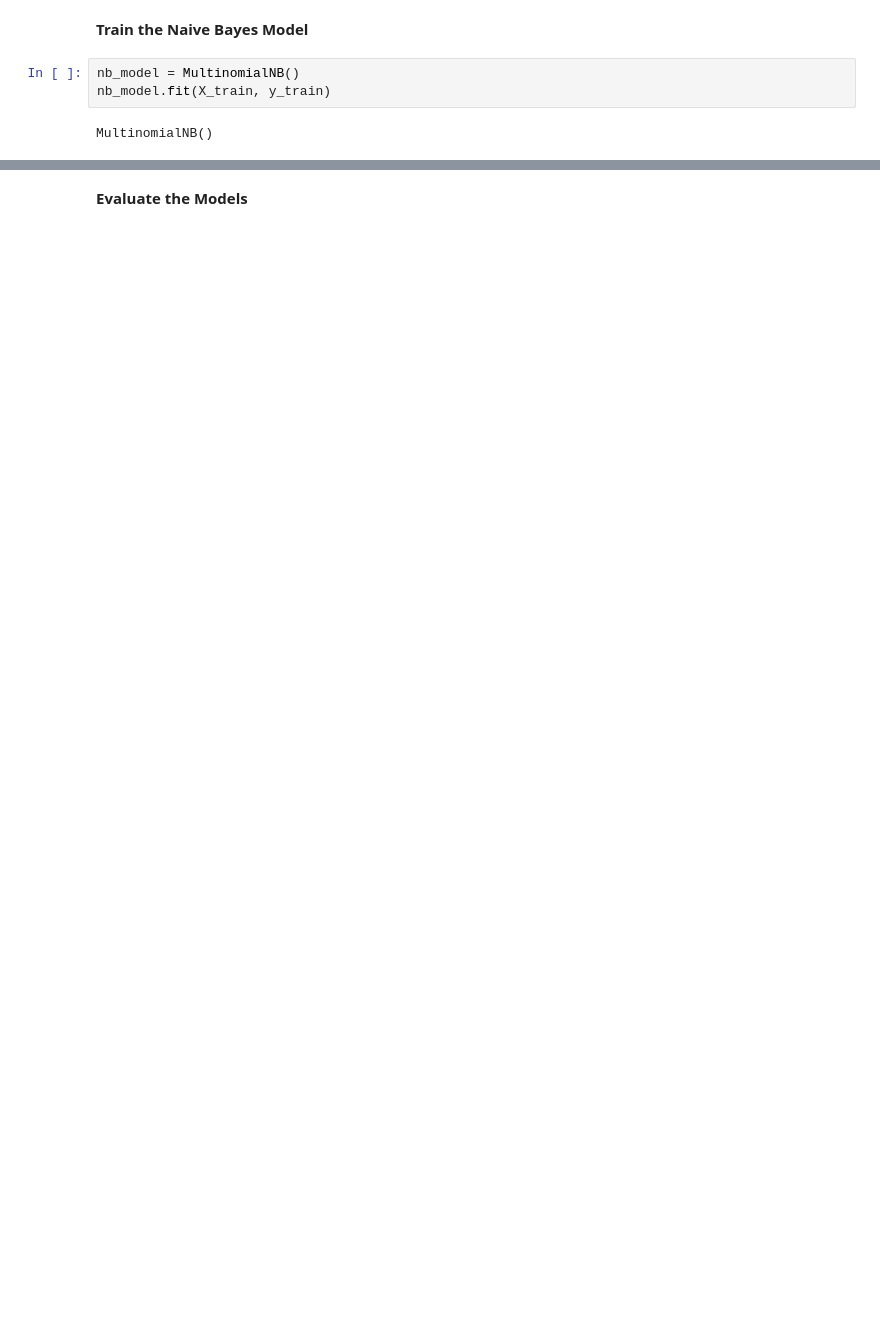
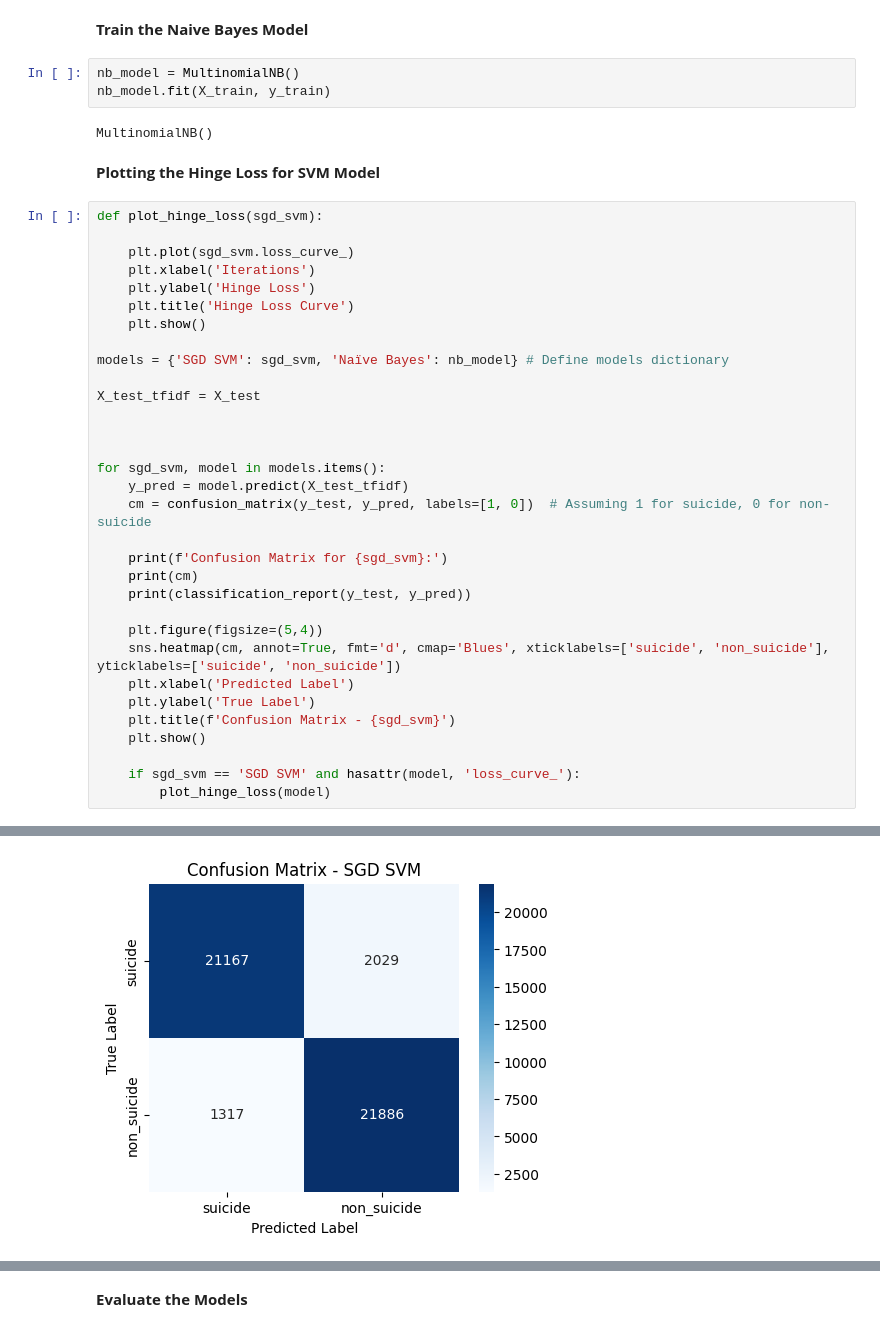
Before and after one commit to Kuol287/Kuol287, a Jupyter notebook: SUICIDE_DETECTION.ipynb, the cells around one changed output, grey strips where cells are left out. Saved outputs shown, nothing was run; the diff lists cells and outputs as text; blank space fills up the shorter version.

```diff
--- a/SUICIDE_DETECTION.ipynb
+++ b/SUICIDE_DETECTION.ipynb
@@ -169,3 +170,38 @@ nb_model = MultinomialNB()
 nb_model.fit(X_train, y_train)
 # %% [output]
 MultinomialNB()
+# %% [markdown]
+**Plotting the Hinge Loss for SVM Model**
+# %%
+def plot_hinge_loss(sgd_svm):
+
+    plt.plot(sgd_svm.loss_curve_)
+    plt.xlabel('Iterations')
+    plt.ylabel('Hinge Loss')
+    plt.title('Hinge Loss Curve')
+    plt.show()
+
+models = {'SGD SVM': sgd_svm, 'Naïve Bayes': nb_model} # Define models dictionary
+
+X_test_tfidf = X_test
+
+
+
+for sgd_svm, model in models.items():
+    y_pred = model.predict(X_test_tfidf)
+    cm = confusion_matrix(y_test, y_pred, labels=[1, 0])  # Assuming 1 for suicide, 0 for non-suicide
+
+    print(f'Confusion Matrix for {sgd_svm}:')
+    print(cm)
+    print(classification_report(y_test, y_pred))
+
+    plt.figure(figsize=(5,4))
+    sns.heatmap(cm, annot=True, fmt='d', cmap='Blues', xticklabels=['suicide', 'non_suicide'], yticklabels=['suicide', 'non_suicide'])
+    plt.xlabel('Predicted Label')
+    plt.ylabel('True Label')
+    plt.title(f'Confusion Matrix - {sgd_svm}')
+    plt.show()
+
+    if sgd_svm == 'SGD SVM' and hasattr(model, 'loss_curve_'):
+        plot_hinge_loss(model)
+# %% [output]
@@ -171,0 +219 @@ MultinomialNB()
+[figure, added]
```
Also changed, not shown: parts of 14 cells of this notebook.
